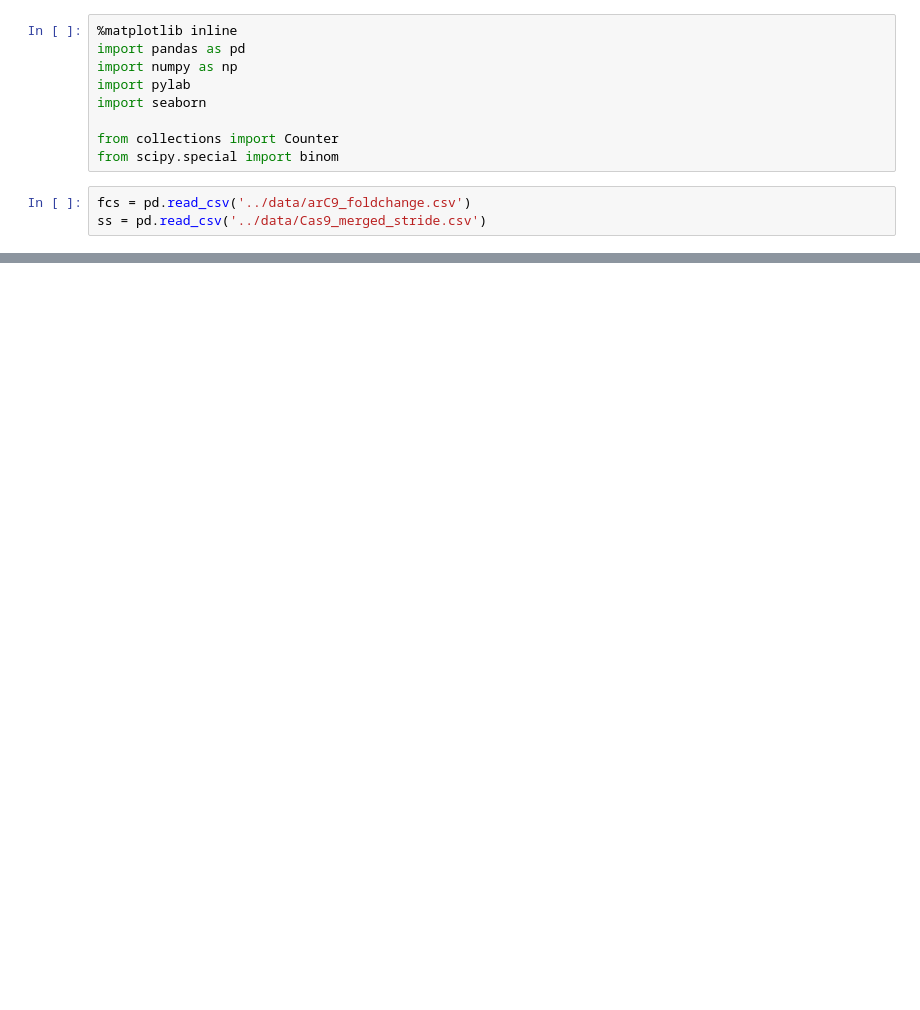
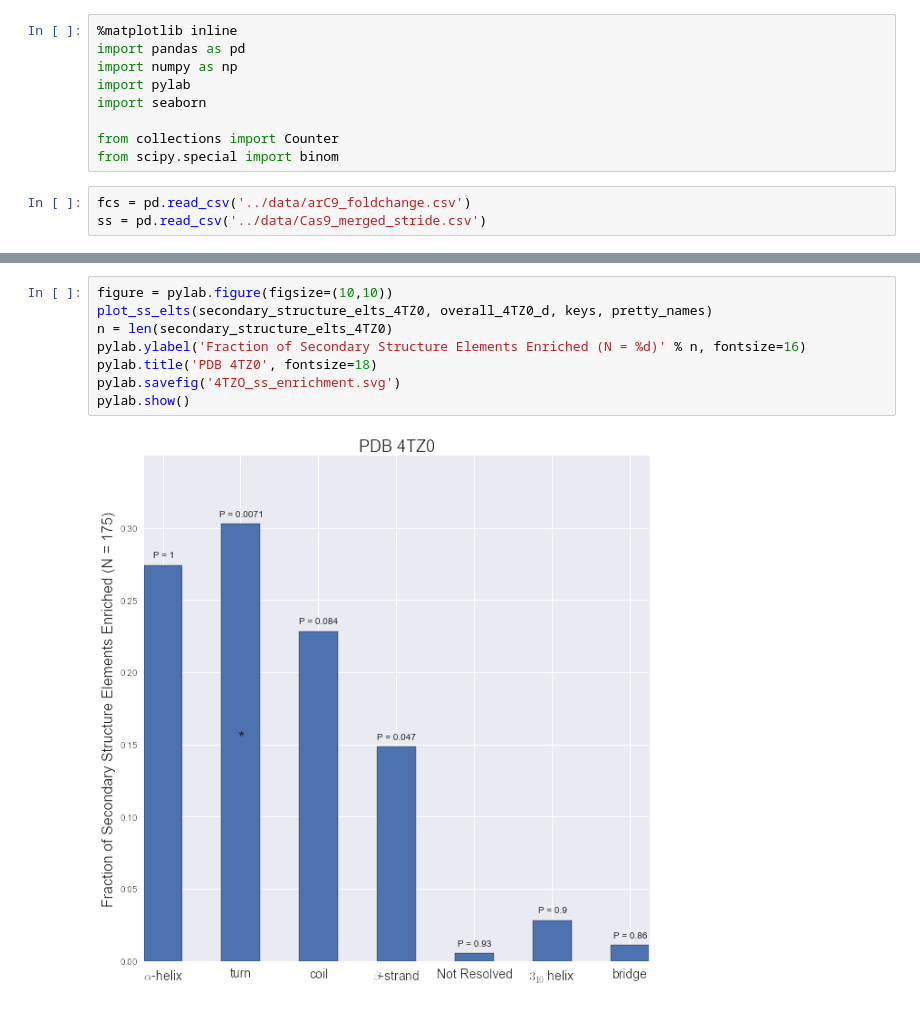
Before and after one commit to flamholz/arC9, a Jupyter notebook: ipython_notebooks/Cas9 Secondary Structure Analysis.ipynb, the cells around one changed output, grey strips where cells are left out. Saved outputs shown, nothing was run; the diff lists cells and outputs as text; blank space fills up the shorter version.

```diff
--- a/ipython_notebooks/Cas9 Secondary Structure Analysis.ipynb
+++ b/ipython_notebooks/Cas9 Secondary Structure Analysis.ipynb
@@ -123,0 +163,10 @@ pylab.show()
+# %%
+figure = pylab.figure(figsize=(10,10))
+plot_ss_elts(secondary_structure_elts_4TZ0, overall_4TZ0_d, keys, pretty_names)
+n = len(secondary_structure_elts_4TZ0)
+pylab.ylabel('Fraction of Secondary Structure Elements Enriched (N = %d)' % n, fontsize=16)
+pylab.title('PDB 4TZ0', fontsize=18)
+pylab.savefig('4TZO_ss_enrichment.svg')
+pylab.show()
+# %% [output]
+[figure, added]
```
Also changed, not shown: parts of 6 cells of this notebook.
